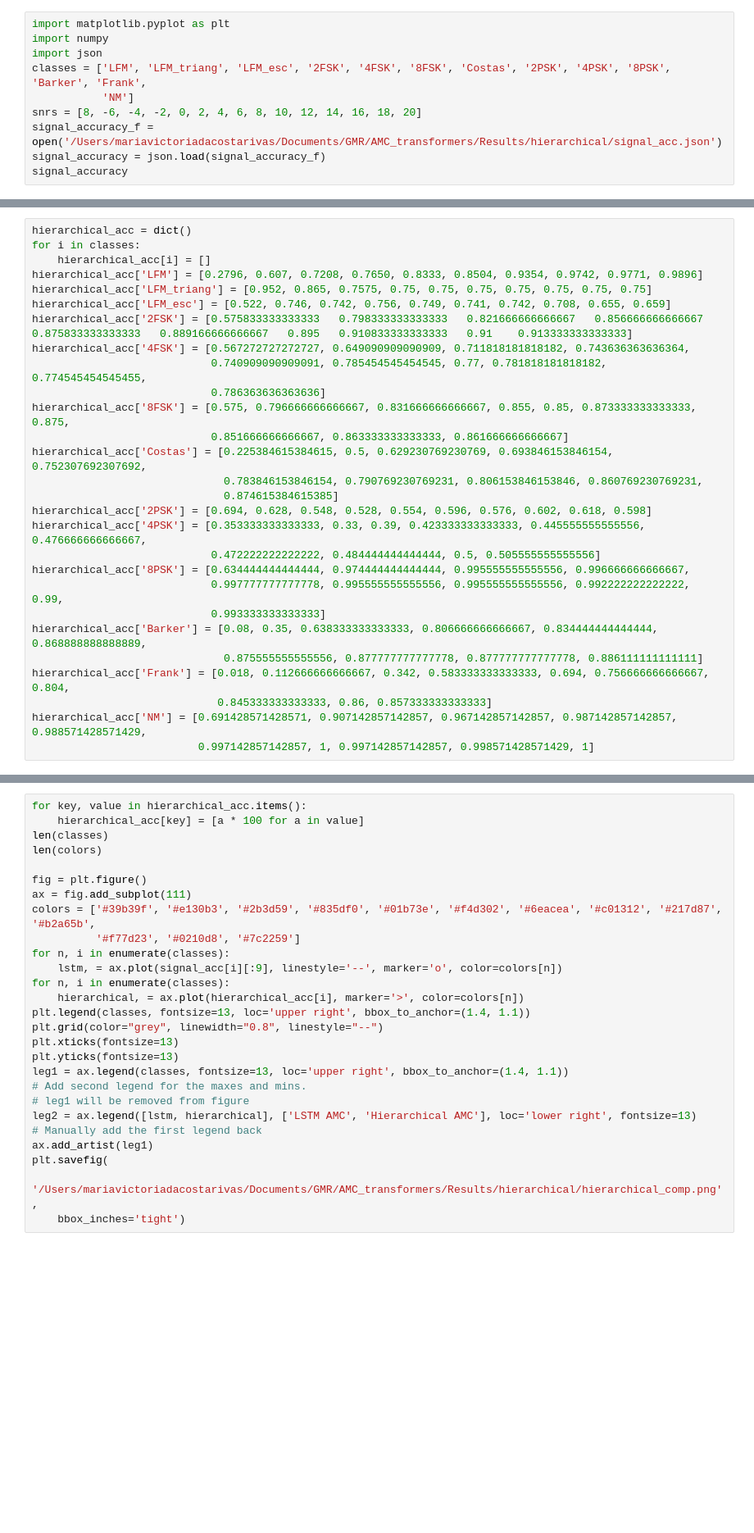
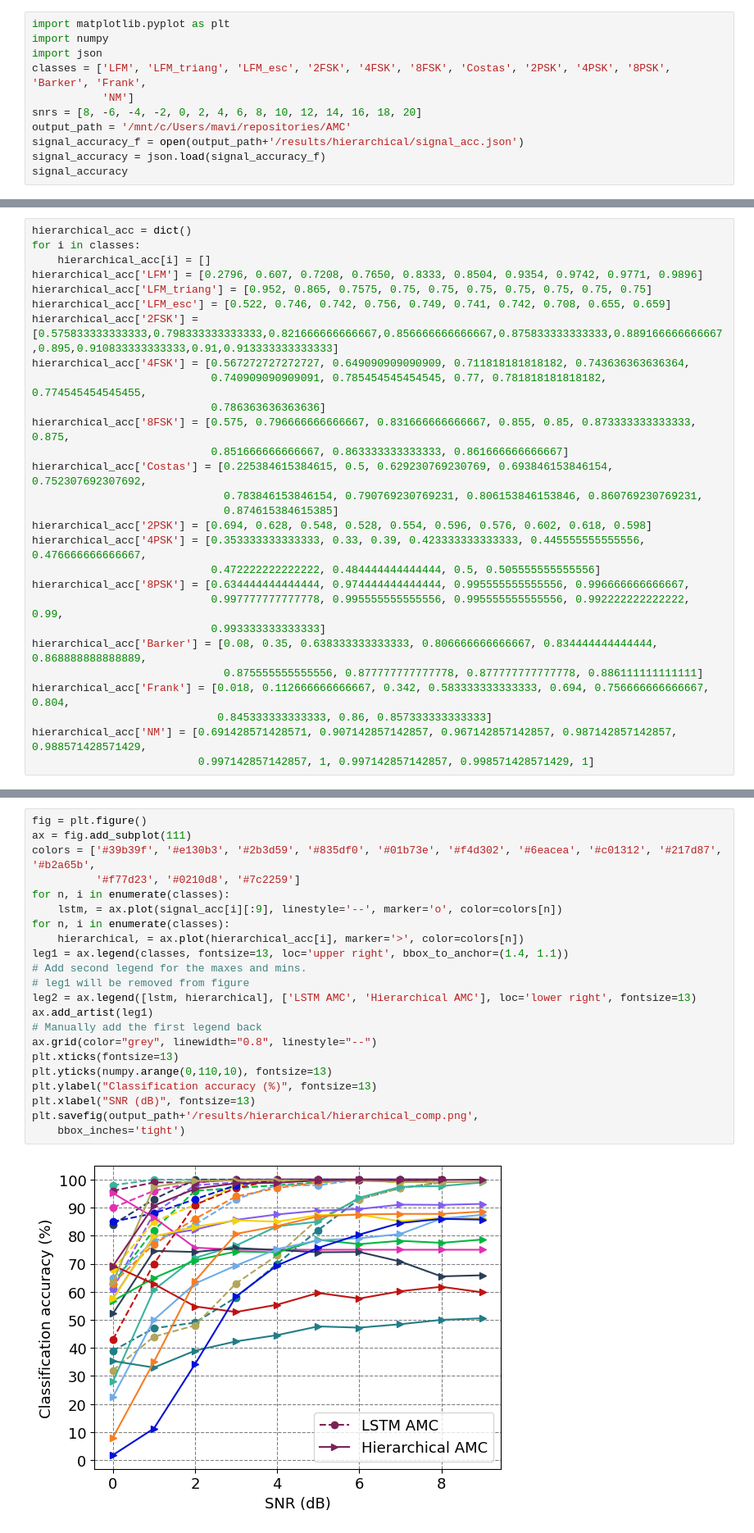
Before and after one commit to soykilian/AMC, a Jupyter notebook: notebooks/hierarchical_results.ipynb, the cells around one changed output, grey strips where cells are left out. Shown at 82% size. Cells and saved outputs as stored; diff of their text form; blank space fills up the shorter version.

```diff
--- a/notebooks/hierarchical_results.ipynb
+++ b/notebooks/hierarchical_results.ipynb
@@ -5,6 +5,7 @@ import json
 classes = ['LFM', 'LFM_triang', 'LFM_esc', '2FSK', '4FSK', '8FSK', 'Costas', '2PSK', '4PSK', '8PSK', 'Barker', 'Frank',
            'NM']
 snrs = [8, -6, -4, -2, 0, 2, 4, 6, 8, 10, 12, 14, 16, 18, 20]
-signal_accuracy_f = open('/Users/mariavictoriadacostarivas/Documents/GMR/AMC_transformers/Results/hierarchical/signal_acc.json')
+output_path = '/mnt/c/Users/mavi/repositories/AMC'
+signal_accuracy_f = open(output_path+'/results/hierarchical/signal_acc.json')
 signal_accuracy = json.load(signal_accuracy_f)
 signal_accuracy
@@ -21,7 +40,7 @@ for i in classes:
 hierarchical_acc['LFM'] = [0.2796, 0.607, 0.7208, 0.7650, 0.8333, 0.8504, 0.9354, 0.9742, 0.9771, 0.9896]
 hierarchical_acc['LFM_triang'] = [0.952, 0.865, 0.7575, 0.75, 0.75, 0.75, 0.75, 0.75, 0.75, 0.75]
 hierarchical_acc['LFM_esc'] = [0.522, 0.746, 0.742, 0.756, 0.749, 0.741, 0.742, 0.708, 0.655, 0.659]
-hierarchical_acc['2FSK'] = [0.575833333333333	0.798333333333333	0.821666666666667	0.856666666666667	0.875833333333333	0.889166666666667	0.895	0.910833333333333	0.91	0.913333333333333]
+hierarchical_acc['2FSK'] = [0.575833333333333,0.798333333333333,0.821666666666667,0.856666666666667,0.875833333333333,0.889166666666667,0.895,0.910833333333333,0.91,0.913333333333333]
 hierarchical_acc['4FSK'] = [0.567272727272727, 0.649090909090909, 0.711818181818182, 0.743636363636364,
                             0.740909090909091, 0.785454545454545, 0.77, 0.781818181818182, 0.774545454545455,
                             0.786363636363636]
@@ -45,27 +67,24 @@ hierarchical_acc['NM'] = [0.691428571428571, 0.907142857142857, 0.96714285714285
 # %%
-for key, value in hierarchical_acc.items():
-    hierarchical_acc[key] = [a * 100 for a in value]
-len(classes)
-len(colors)
-
 fig = plt.figure()
 ax = fig.add_subplot(111)
 colors = ['#39b39f', '#e130b3', '#2b3d59', '#835df0', '#01b73e', '#f4d302', '#6eacea', '#c01312', '#217d87', '#b2a65b',
           '#f77d23', '#0210d8', '#7c2259']
 for n, i in enumerate(classes):
     lstm, = ax.plot(signal_acc[i][:9], linestyle='--', marker='o', color=colors[n])
 for n, i in enumerate(classes):
     hierarchical, = ax.plot(hierarchical_acc[i], marker='>', color=colors[n])
-plt.legend(classes, fontsize=13, loc='upper right', bbox_to_anchor=(1.4, 1.1))
-plt.grid(color="grey", linewidth="0.8", linestyle="--")
-plt.xticks(fontsize=13)
-plt.yticks(fontsize=13)
 leg1 = ax.legend(classes, fontsize=13, loc='upper right', bbox_to_anchor=(1.4, 1.1))
 # Add second legend for the maxes and mins.
 # leg1 will be removed from figure
 leg2 = ax.legend([lstm, hierarchical], ['LSTM AMC', 'Hierarchical AMC'], loc='lower right', fontsize=13)
+ax.add_artist(leg1)
 # Manually add the first legend back
-ax.add_artist(leg1)
-plt.savefig(
-    '/Users/mariavictoriadacostarivas/Documents/GMR/AMC_transformers/Results/hierarchical/hierarchical_comp.png',
+ax.grid(color="grey", linewidth="0.8", linestyle="--")
+plt.xticks(fontsize=13)
+plt.yticks(numpy.arange(0,110,10), fontsize=13)
+plt.ylabel("Classification accuracy (%)", fontsize=13)
+plt.xlabel("SNR (dB)", fontsize=13)
+plt.savefig(output_path+'/results/hierarchical/hierarchical_comp.png',
     bbox_inches='tight')
+# %% [output]
+[figure, added]
```
Also changed, not shown: parts of 10 cells of this notebook, 24 other files.
